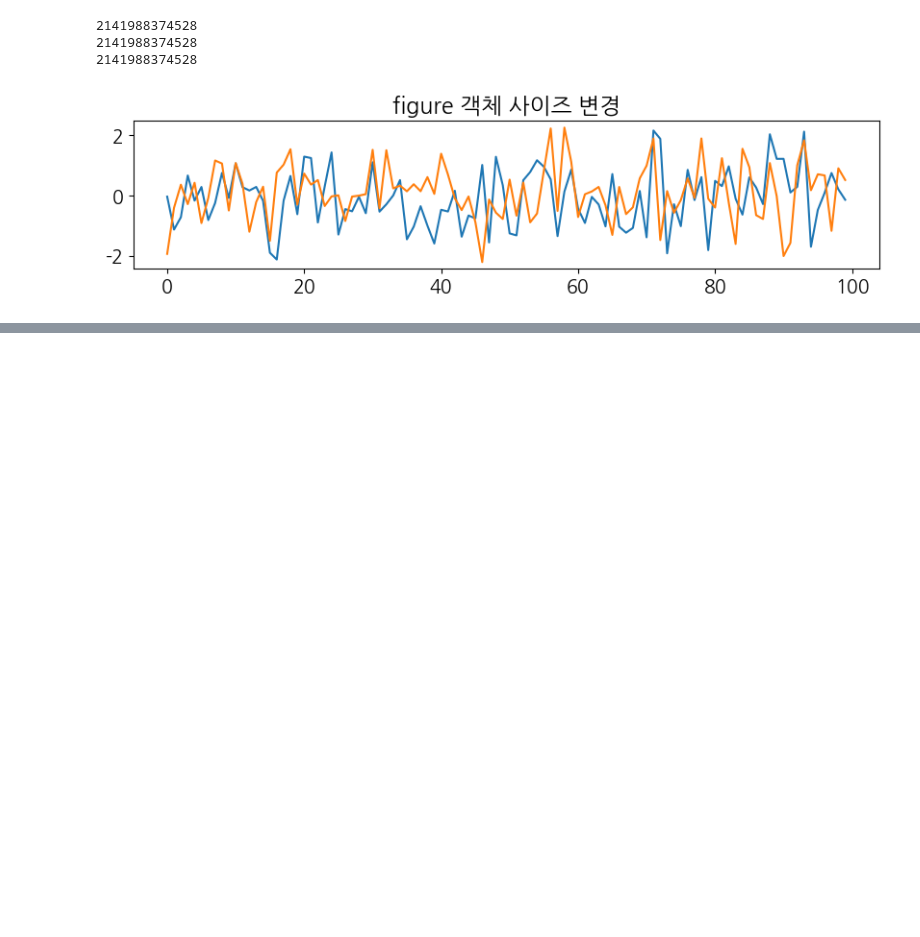
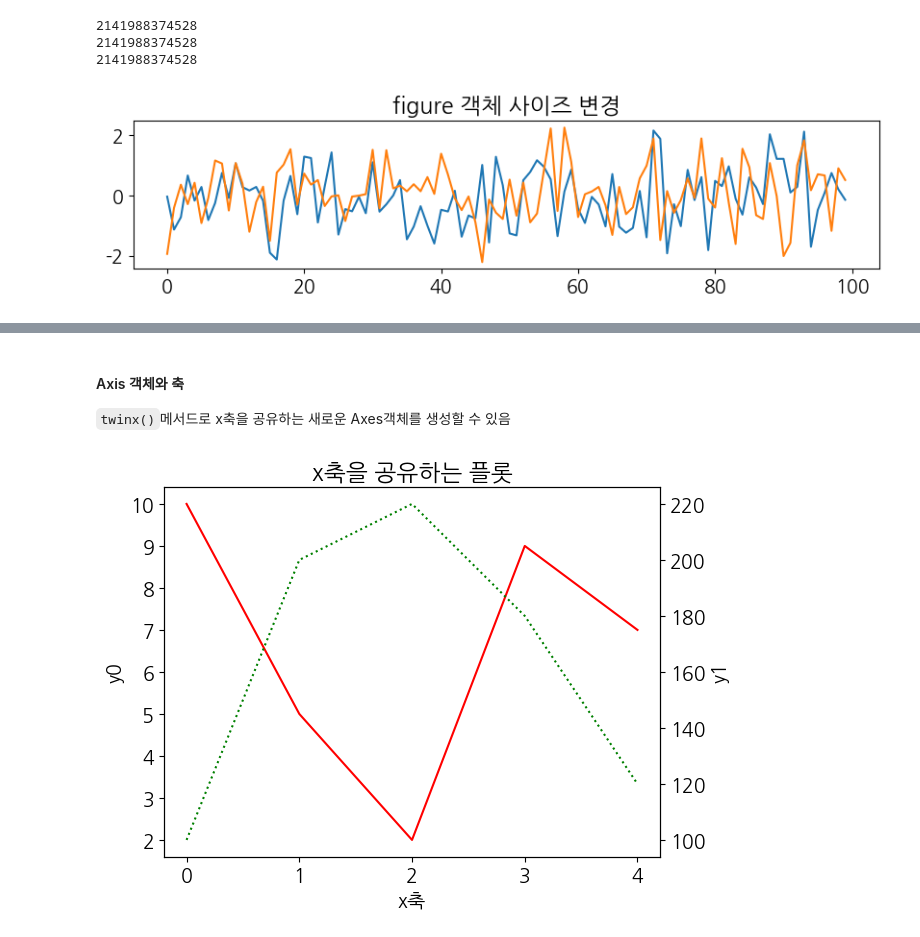
Before and after one commit to rlaekdls1937/python, a Jupyter notebook: matplotlib_visualize_data/a_matplotlib_basic.ipynb, the cells around one changed output, grey strips where cells are left out. Cells and saved outputs as stored; diff of their text form; code cells hidden in the pictures; blank space fills up the shorter version.

```diff
--- a/matplotlib_visualize_data/a_matplotlib_basic.ipynb
+++ b/matplotlib_visualize_data/a_matplotlib_basic.ipynb
@@ -238,0 +306,18 @@ print(id(f3))
+# %% [markdown]
+#### Axis 객체와 축
+`twinx()`메서드로 x축을 공유하는 새로운 Axes객체를 생성할 수 있음
+# %%
+figure,axes0 = plt.subplots()
+axes1= axes0.twinx()
+
+axes0.set_title('x축을 공유하는 플롯')
+axes0.plot([10,5,2,9,7],'r-',label='y0')
+axes0.set_ylabel('y0')
+
+axes1.plot([100,200,220,180,120],'g:',label='y1')
+axes1.set_ylabel('y1')
+
+axes0.set_xlabel('x축')
+plt.show()
+# %% [output]
+[figure, added]
```
Also changed, not shown: parts of 6 cells of this notebook, 2 other files.
